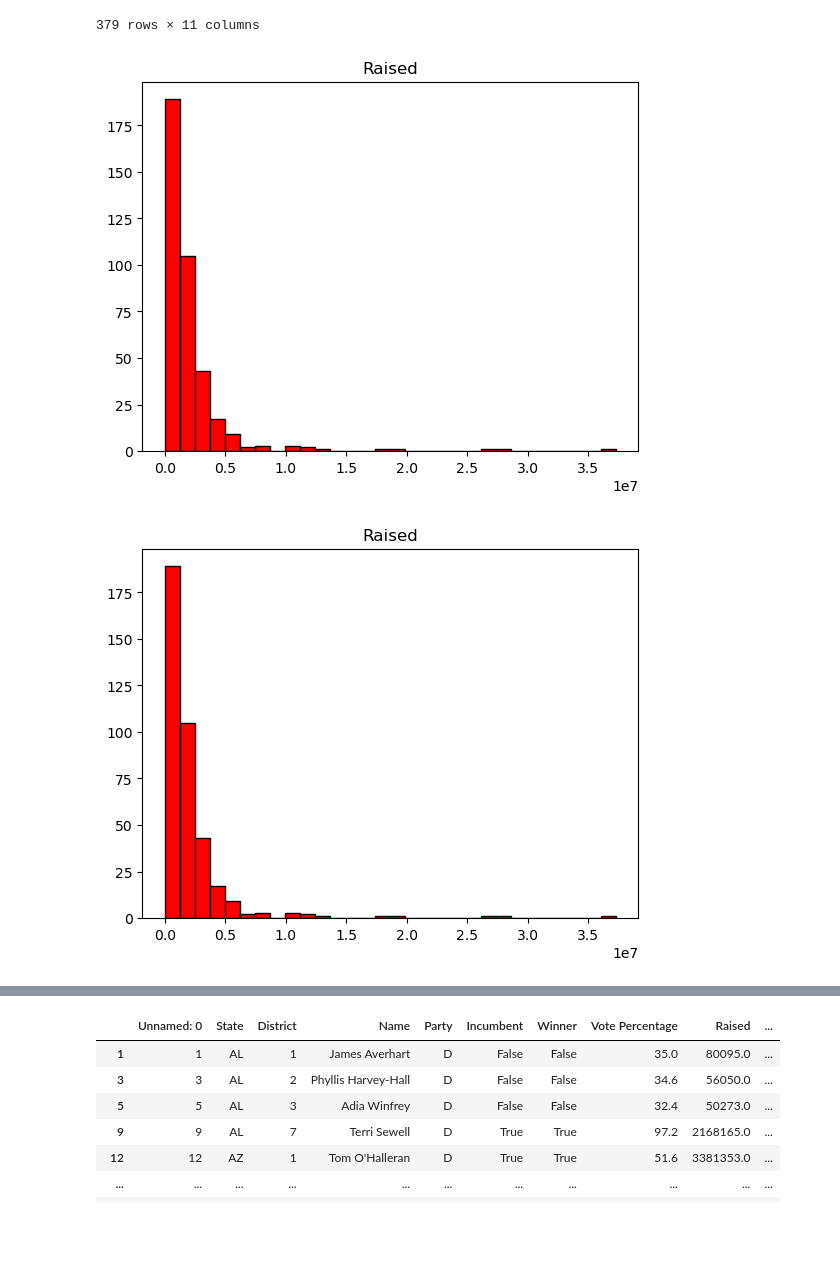
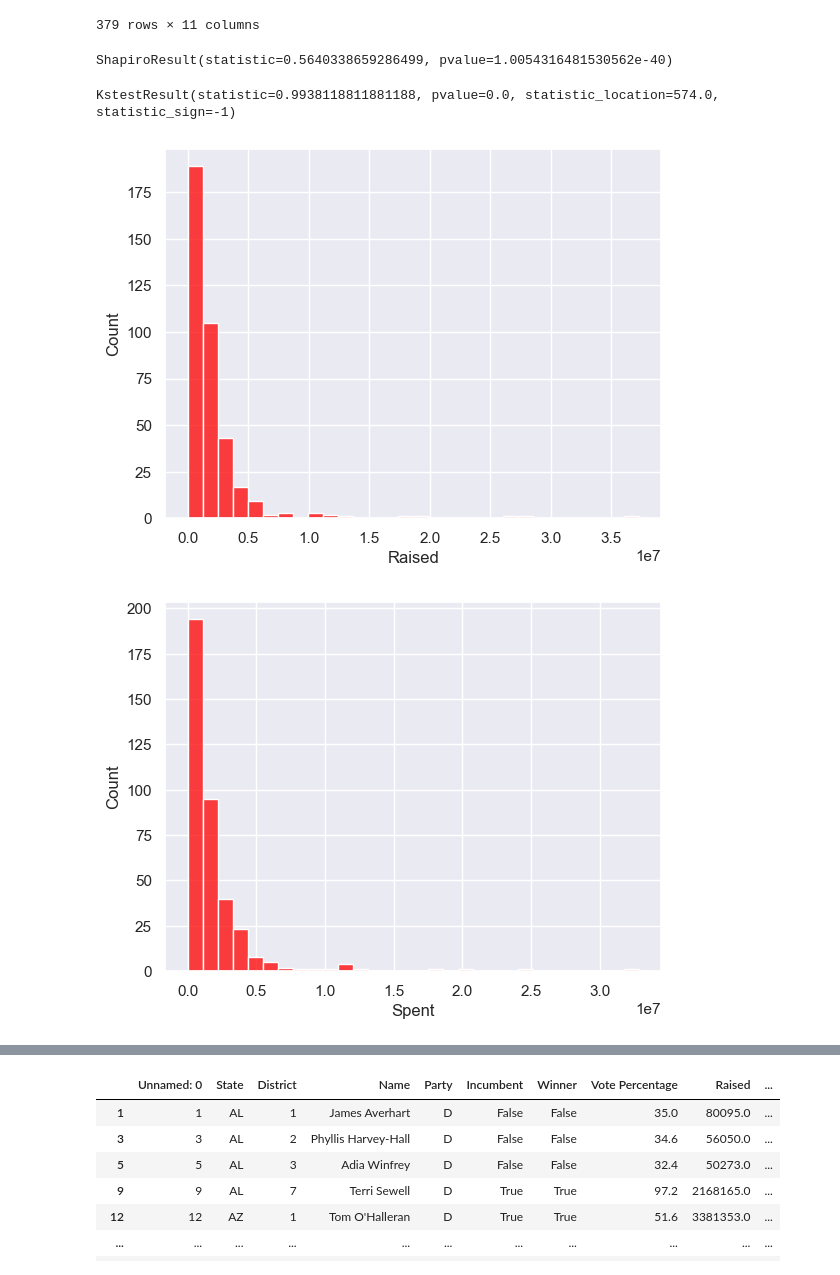
Before and after one commit to nss-data-science-cohort-7/webscraping-open-secrets-boooooleans, a Jupyter notebook: notebooks/mt_ex_analysis.ipynb, the cells around one changed output, grey strips where cells are left out. Drawn from its saved outputs; the diff is of its cells as text; code cells hidden in the pictures; blank space fills up the shorter version.

Commit message:
graphics changes, Need to finish graphics for a-e

```diff
--- a/notebooks/mt_ex_analysis.ipynb
+++ b/notebooks/mt_ex_analysis.ipynb
@@ -305,12 +298,44 @@ df_ex_r
 | 804 | 804 | WI | 8 | Mike Gallagher | R | True | True | 64.0 | 3202905.0 | ... |
 | 806 | 806 | WY | 1 | Liz Cheney | R | True | True | 68.6 | 3003883.0 | ... |
 379 rows × 11 columns
+# %%
+#Perform Shapiro Wilks test for normality...
+#p0=Data is non normal
+#h0=data is normal
+# Since p value is less than .05 we reject h0, that that data is non-normal.
+import math
+import numpy as np
+from scipy.stats import shapiro
+from scipy.stats import lognorm
+
+#perform Shapiro-Wilk test for normality
+shapiro(df_ex['Raised'])
+# %% [output]
+ShapiroResult(statistic=0.5640338659286499, pvalue=1.0054316481530562e-40)
+# %%
+from scipy.stats import kstest
+from scipy.stats import lognorm
+
+#perform Kolmogorov-Smirnov test for normality
+kstest(df_ex['Spent'], 'norm')
+
+#Since P value is low, we reject h0. Spent data is non-normal
+# %% [output]
+KstestResult(statistic=0.9938118811881188, pvalue=0.0, statistic_location=574.0, statistic_sign=-1)
 # %%
-df_ex_r.hist('Raised', bins=30, color = 'red', grid=False, edgecolor = 'black');
+#df_ex_r.hist('Raised', bins=30, color = 'red', grid=False, edgecolor = 'black');
+sns.set(style="darkgrid")
+sns.set_context('notebook')
+sns.histplot(data=df_ex_r, x='Raised',color = 'red', bins=30)
+plt.show()
 # %% [output]
-[figure, old version]
+[figure, new version]
 # %%
-df_ex_r.hist('Raised', bins=30, color = 'red', grid=False, edgecolor = 'black');
+#df_ex_r.hist('Spent', bins=30, color = 'red', grid=False, edgecolor = 'black');
+sns.set(style="darkgrid")
+sns.set_context('notebook')
+sns.histplot(data=df_ex_r, x='Spent',color = 'red', bins=30)
+plt.show()
 # %% [output]
-[figure, old version]
+[figure, new version]
 # %%
```
Also changed, not shown: parts of 14 cells of this notebook.
